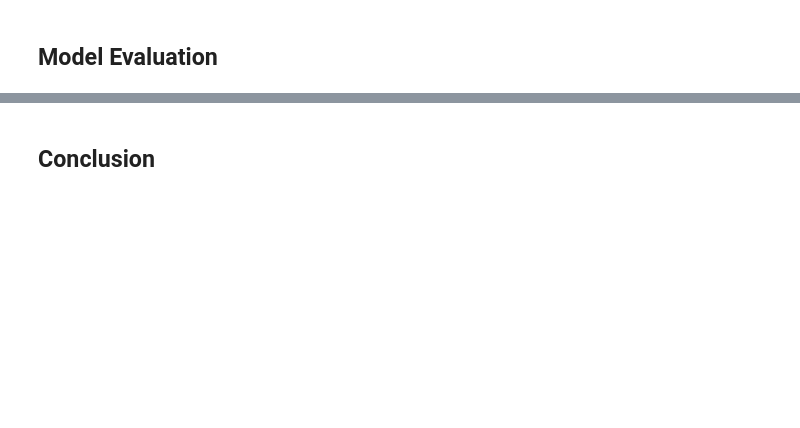
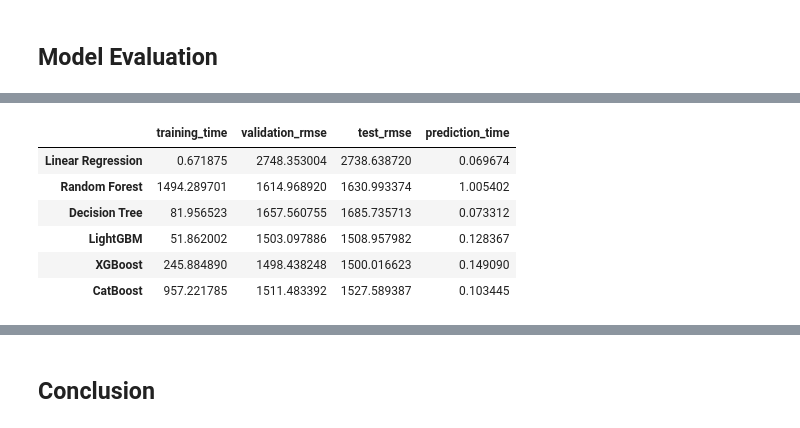
Before and after one commit to Jonathan-Smith-99/car_price_prediction, a Jupyter notebook: sprint_11_car_price_prediction.ipynb, the cells around one changed output, grey strips where cells are left out. Saved outputs shown, nothing was run; the diff lists cells and outputs as text; code cells hidden in the pictures; blank space fills up the shorter version.

```diff
--- a/sprint_11_car_price_prediction.ipynb
+++ b/sprint_11_car_price_prediction.ipynb
@@ -1211,0 +1214,11 @@ display(models_compare)
+# %%
+old_results = pd.read_csv('datasets/models_compare_v3.csv', index_col=0)
+display(old_results)
+# %% [output]
+|  | training_time | validation_rmse | test_rmse | prediction_time |
+| Linear Regression | 0.671875 | 2748.353004 | 2738.638720 | 0.069674 |
+| Random Forest | 1494.289701 | 1614.968920 | 1630.993374 | 1.005402 |
+| Decision Tree | 81.956523 | 1657.560755 | 1685.735713 | 0.073312 |
+| LightGBM | 51.862002 | 1503.097886 | 1508.957982 | 0.128367 |
+| XGBoost | 245.884890 | 1498.438248 | 1500.016623 | 0.149090 |
+| CatBoost | 957.221785 | 1511.483392 | 1527.589387 | 0.103445 |
```
Also changed, not shown: parts of 22 cells of this notebook, 1 other file.
